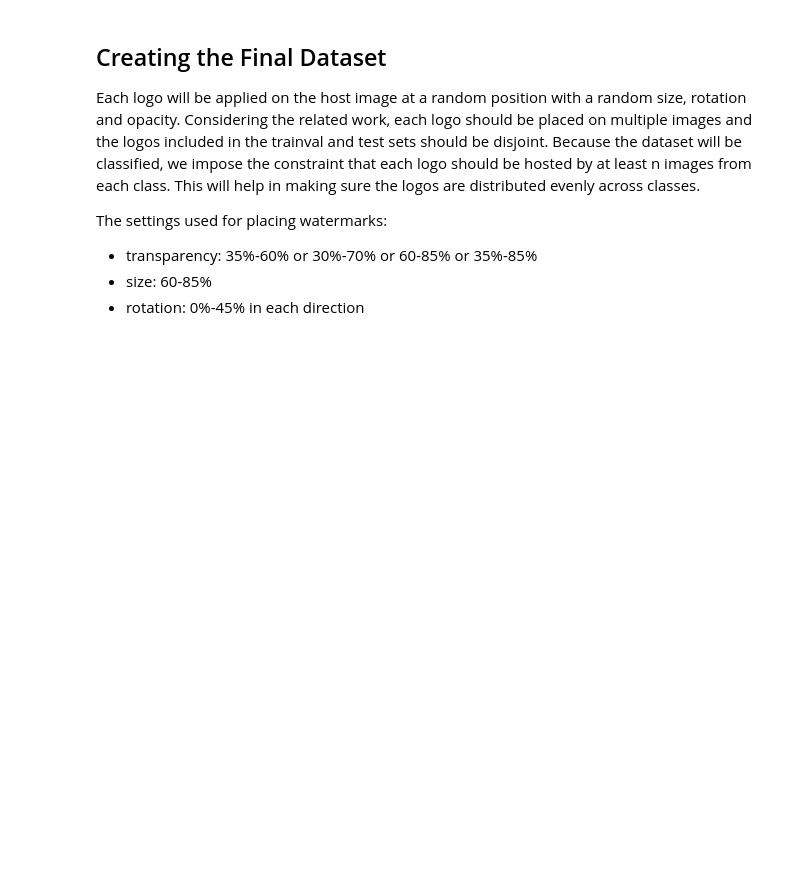
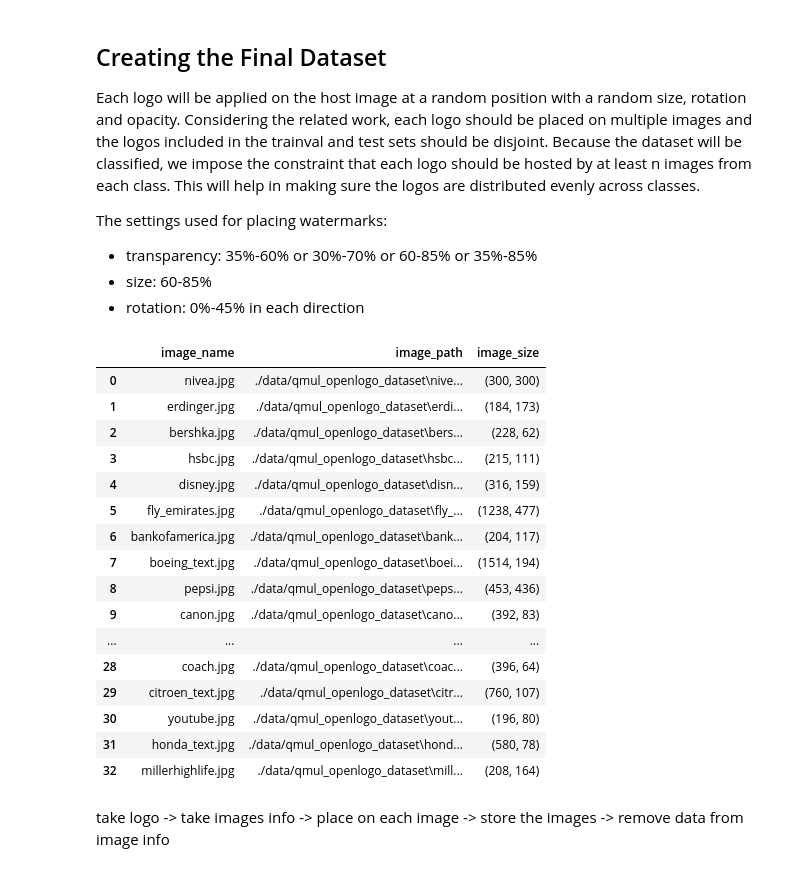
Before and after one commit to CristinaRacovita/watermarked-image-classification, a Jupyter notebook: creating_watermarked_images.ipynb, the cells around one changed output. Saved outputs shown, nothing was run; the diff lists cells and outputs as text; code cells hidden in the pictures; blank space fills up the shorter version.

```diff
--- a/creating_watermarked_images.ipynb
+++ b/creating_watermarked_images.ipynb
@@ -161 +143,35 @@ pet_dataset_info
 7349 rows × 4 columns
+# %%
+def save_resize_oxford_pet_dataset(original_dataset, fold):
+    output_dir = f"./data/resized_images/{fold}"
+
+    if not os.path.exists(output_dir):
+        os.makedirs(output_dir)
+
+    for _, row in original_dataset.iterrows():
+        input_image_path = row["image_path"]
+        resized_image = resize_image(input_image_path, 224)
+
+        output_image_path = os.path.join(output_dir, row["image_name"])
+        resized_image.save(output_image_path + ".jpg")
+
+    return output_dir
+
+
+trainval_data = pet_dataset_info[pet_dataset_info["fold"] == "trainval"].reset_index()
+resized_dataset_dir_path = save_resize_oxford_pet_dataset(trainval_data, "trainval")
+trainval_data["image_path"] = trainval_data["image_path"].map(
+    lambda x: f"./data/resized_images/trainval/" + x.split("\\")[-1]
+)
+
+test_data = pet_dataset_info[pet_dataset_info["fold"] == "test"].reset_index()
+resized_dataset_dir_path = save_resize_oxford_pet_dataset(test_data, "test")
+test_data["image_path"] = test_data["image_path"].map(
+    lambda x: f"./data/resized_images/test/" + x.split("\\")[-1]
+)
+# %%
+pet_dataset_info = (
+    pd.concat([trainval_data, test_data]).set_index("image_name").drop("image_size", axis=1)
+)
+pet_dataset_info.to_csv("./data/pet_dataset_info.csv")
+pet_dataset_info
@@ -219,17 +250,15 @@ The settings used for placing watermarks:
 - rotation: 0%-45% in each direction
 # %%
 def get_logos(pet_dataset_info, qmul_openlogo_dataset, class_images_per_logo):
-    classes_no = 37
-
     traival_logos_no = math.floor(
         pet_dataset_info[pet_dataset_info["fold"] == "trainval"].shape[0]
-        / classes_no
+        / CLASSES_NO
         / class_images_per_logo
     )
 
     test_logos_no = math.floor(
         pet_dataset_info[pet_dataset_info["fold"] == "test"].shape[0]
-        / classes_no
+        / CLASSES_NO
         / class_images_per_logo
     )
 
@@ -239,3 +268,25 @@ def get_logos(pet_dataset_info, qmul_openlogo_dataset, class_images_per_logo):
     return trainval_logos, test_logos
 # %%
 trainval_logos, test_logos = get_logos(pet_dataset_info, qmul_openlogo_dataset, 3)
+# %%
+trainval_logos
+# %% [output]
+|  | image_name | image_path | image_size |
+| 0 | nivea.jpg | ./data/qmul_openlogo_dataset\nive... | (300, 300) |
+| 1 | erdinger.jpg | ./data/qmul_openlogo_dataset\erdi... | (184, 173) |
+| 2 | bershka.jpg | ./data/qmul_openlogo_dataset\bers... | (228, 62) |
+| 3 | hsbc.jpg | ./data/qmul_openlogo_dataset\hsbc... | (215, 111) |
+| 4 | disney.jpg | ./data/qmul_openlogo_dataset\disn... | (316, 159) |
+| 5 | fly_emirates.jpg | ./data/qmul_openlogo_dataset\fly_... | (1238, 477) |
+| 6 | bankofamerica.jpg | ./data/qmul_openlogo_dataset\bank... | (204, 117) |
+| 7 | boeing_text.jpg | ./data/qmul_openlogo_dataset\boei... | (1514, 194) |
+| 8 | pepsi.jpg | ./data/qmul_openlogo_dataset\peps... | (453, 436) |
+| 9 | canon.jpg | ./data/qmul_openlogo_dataset\cano... | (392, 83) |
+| ... | ... | ... | ... |
+| 28 | coach.jpg | ./data/qmul_openlogo_dataset\coac... | (396, 64) |
+| 29 | citroen_text.jpg | ./data/qmul_openlogo_dataset\citr... | (760, 107) |
+| 30 | youtube.jpg | ./data/qmul_openlogo_dataset\yout... | (196, 80) |
+| 31 | honda_text.jpg | ./data/qmul_openlogo_dataset\hond... | (580, 78) |
+| 32 | millerhighlife.jpg | ./data/qmul_openlogo_dataset\mill... | (208, 164) |
+# %% [markdown]
+take logo -> take images info -> place on each image -> store the images -> remove data from image info
```
Also changed, not shown: parts of 7 cells of this notebook, 1 other file.
